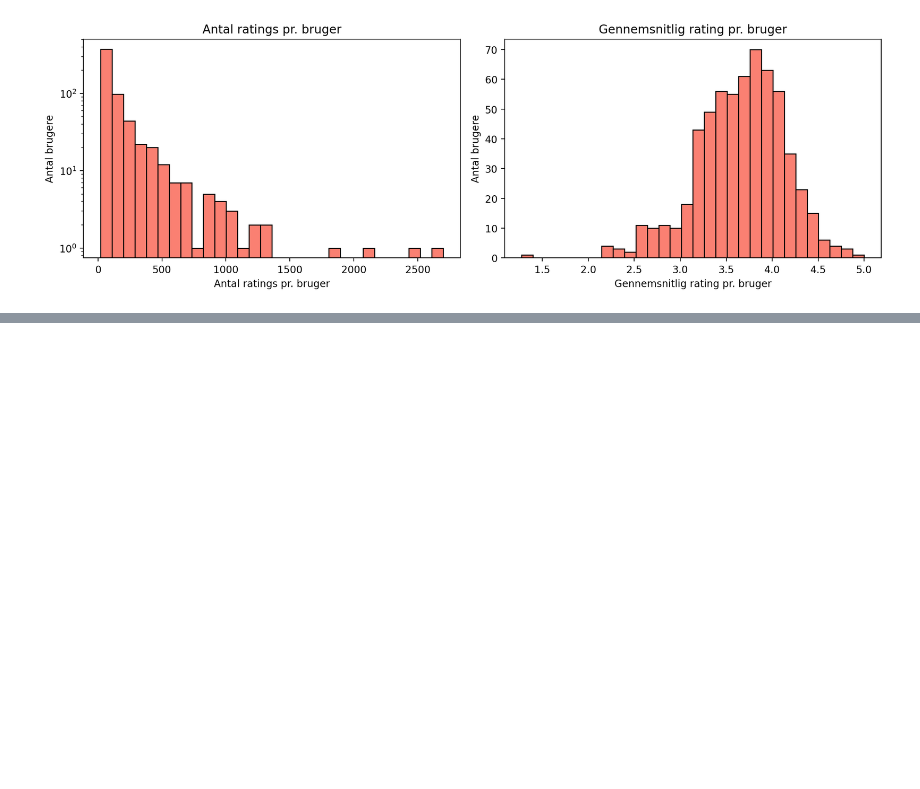
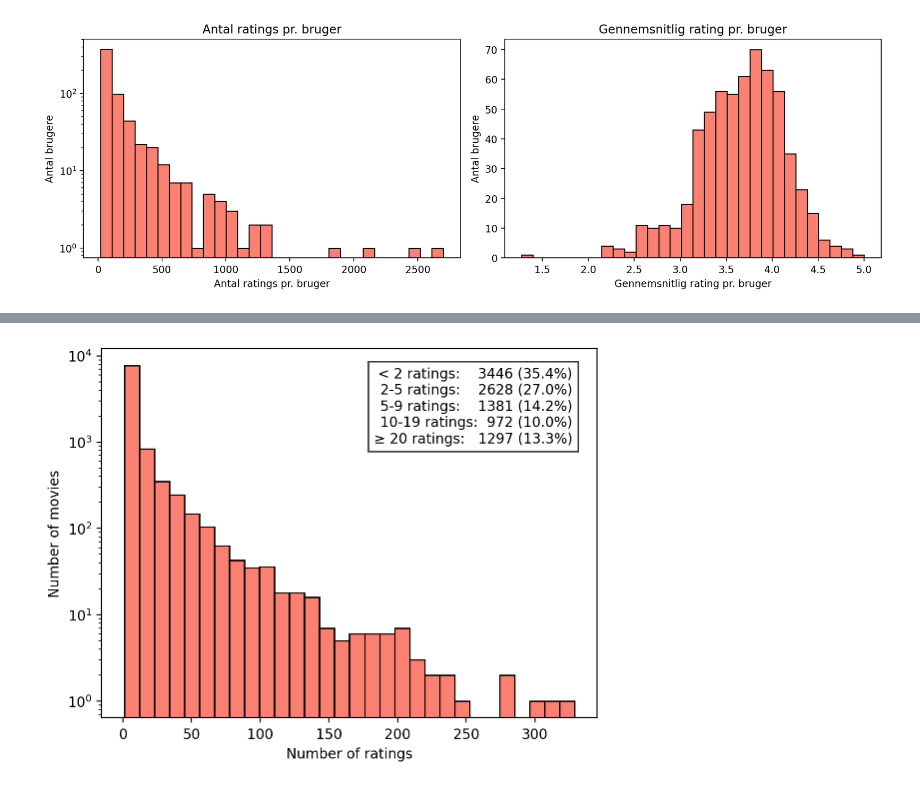
Before and after one commit to JeppeBondeBakkensen/Personlige-projekter, a Jupyter notebook: Personlige projekter/Movie recomender/src/EDA.ipynb, the cells around one changed output, grey strips where cells are left out. Drawn from its saved outputs; the diff is of its cells as text; code cells hidden in the pictures; blank space fills up the shorter version.

```diff
--- a/Personlige projekter/Movie recomender/src/EDA.ipynb
+++ b/Personlige projekter/Movie recomender/src/EDA.ipynb
@@ -41,3 +41,12 @@ import matplotlib.pyplot as plt
   - `n_users`, `n_movies`, `n_ratings`, `sparsity`, mean/median rating
 
 ---
+# %%
+# Load the data
+ratings = pd.read_csv("data/ratings.csv")
+movies = pd.read_csv("data/movies.csv")
+# %%
+# Clean movies
+movies["publication_year"] = movies["title"].str.extract(r"\((\d{4})\)\s*$")
+movies["title"] = movies["title"].str.replace(r"\s*\(\d{4}\)\s*$", "", regex=True)
+display(movies)
@@ -157,0 +256,47 @@ plt.show()
+# %%
+# Calculation to show how big a part that is < 5, < 10, < 20
+total_ratings_movies = len(movies_with_counts)
+
+lt2 = movies_with_counts["n_ratings"] < 2
+lt5   = (movies_with_counts["n_ratings"] >= 2) & (movies_with_counts["n_ratings"] < 5)
+btw5_10  = (movies_with_counts["n_ratings"] >= 5) & (movies_with_counts["n_ratings"] < 10)
+btw10_20 = (movies_with_counts["n_ratings"] >= 10) & (movies_with_counts["n_ratings"] < 20)
+ge20  = movies_with_counts["n_ratings"] >= 20
+
+n_lt2      = lt2.sum()
+n_lt5      = lt5.sum()
+n_5_10     = btw5_10.sum()
+n_10_20    = btw10_20.sum()
+n_ge20     = ge20.sum()
+
+p_lt2      = n_lt2   / total_ratings_movies * 100
+p_lt5      = n_lt5   / total_ratings_movies * 100
+p_5_10     = n_5_10  / total_ratings_movies * 100
+p_10_20    = n_10_20 / total_ratings_movies * 100
+p_ge20     = n_ge20  / total_ratings_movies * 100
+
+# The plot
+plt.hist(n_ratings_movies, edgecolor="black", color="salmon", bins=30)
+plt.xlabel("Number of ratings")
+plt.yscale("log")
+plt.ylabel("Number of movies")
+
+textstr = (
+    f"< 2 ratings:    {n_lt2} ({p_lt2:.1f}%)\n"
+    f"2-5 ratings:    {n_lt5} ({p_lt5:.1f}%)\n"
+    f"5-9 ratings:    {n_5_10} ({p_5_10:.1f}%)\n"
+    f"10-19 ratings:  {n_10_20} ({p_10_20:.1f}%)\n"
+    f"≥ 20 ratings:   {n_ge20} ({p_ge20:.1f}%)"
+)
+
+ax = plt.gca()
+ax.text(
+    0.95, 0.95, textstr,
+    transform=ax.transAxes,
+    ha="right", va="top",
+    bbox=dict(facecolor="white", alpha=0.8),
+)
+
+plt.show()
+# %% [output]
+[figure, added]
```
Also changed, not shown: parts of 6 cells of this notebook.
